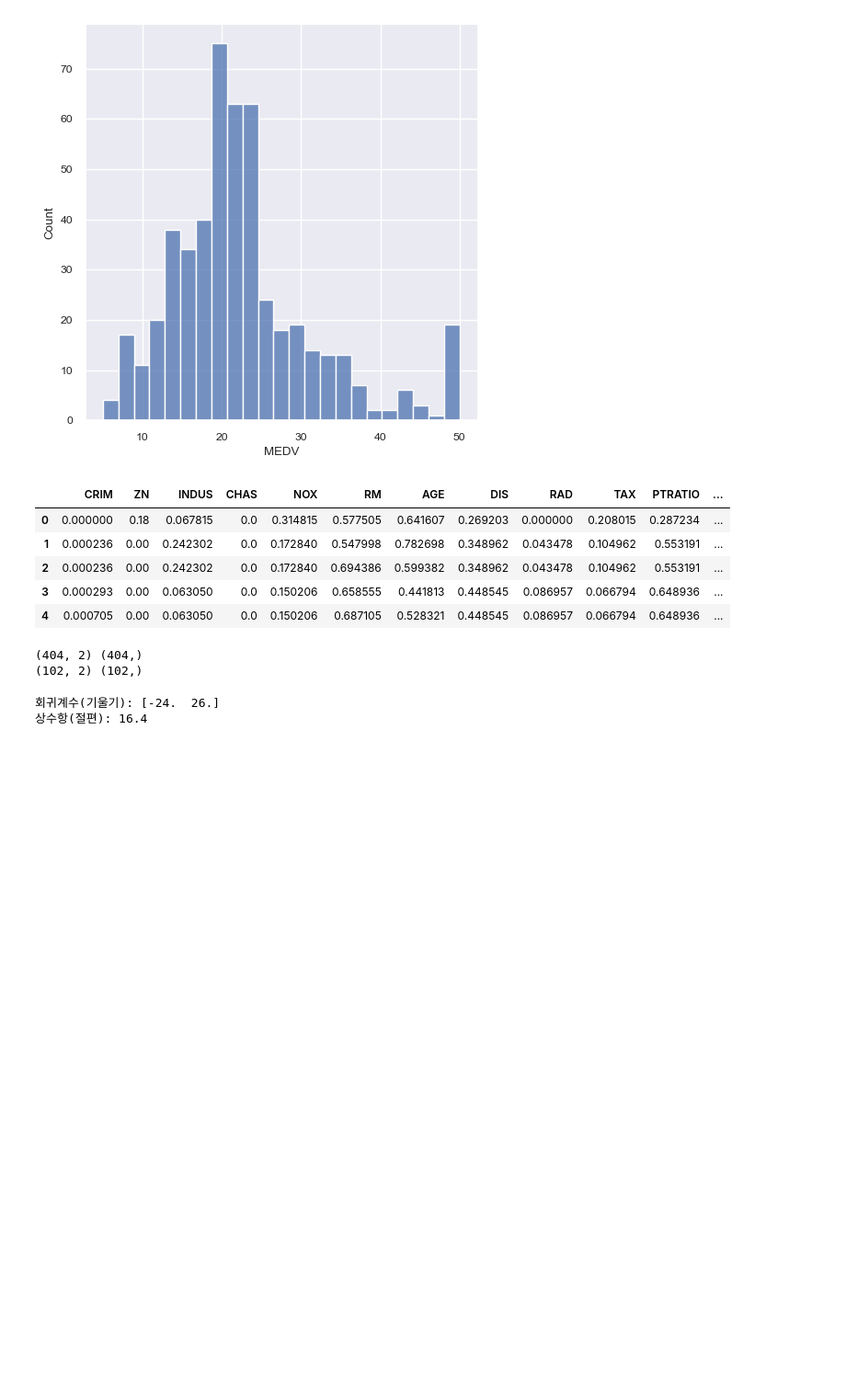
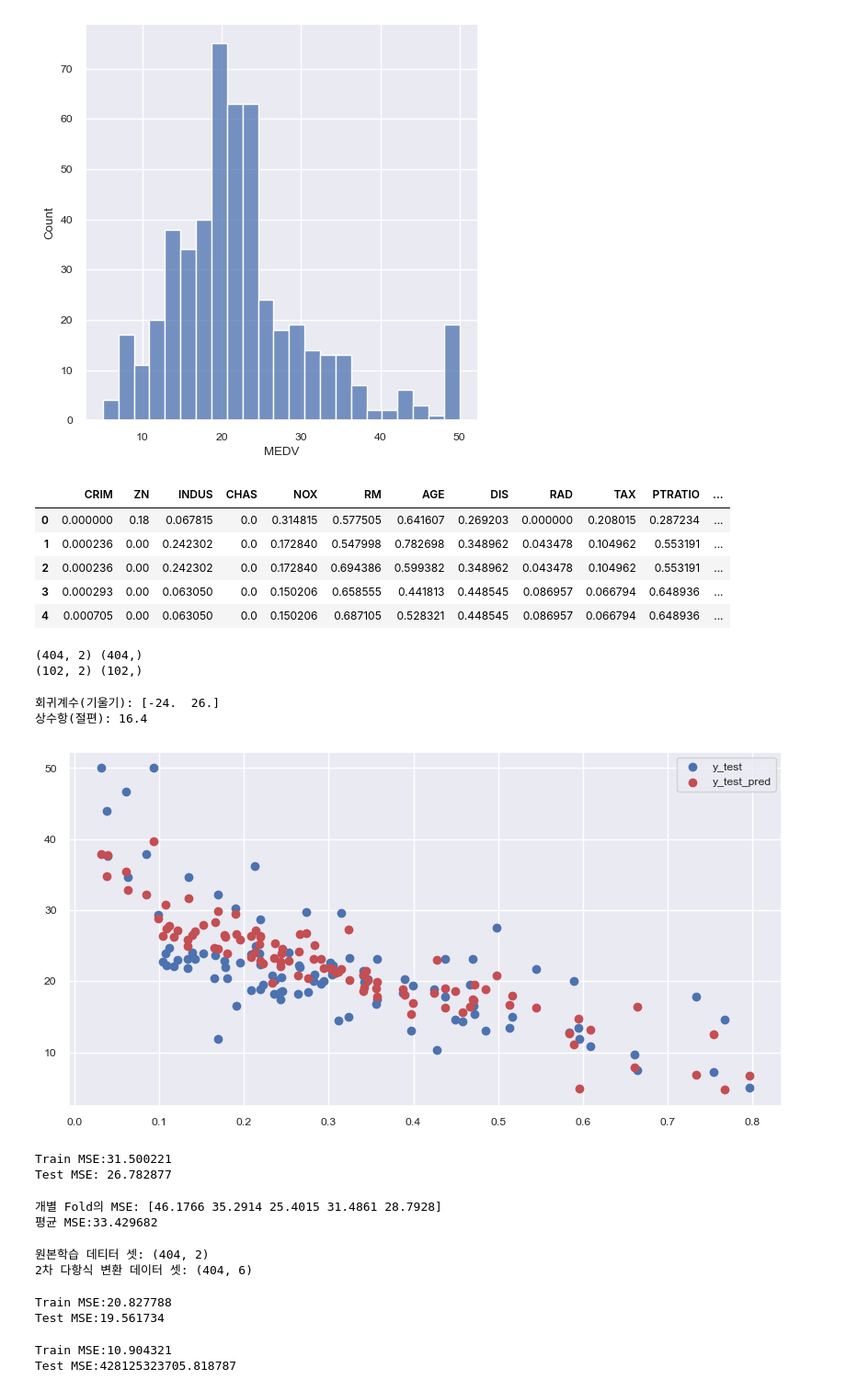
Before and after one commit to jihun5/it_jupyter, a Jupyter notebook: 그냥4.ipynb, the cells around one changed output. Shown at 92% size. Drawn from its saved outputs; the diff is of its cells as text; code cells hidden in the pictures; blank space fills up the shorter version.

```diff
--- a/그냥4.ipynb
+++ b/그냥4.ipynb
@@ -176,3 +176,76 @@ print("상수항(절편):", np.round(lr.intercept_,1))
 # %% [output]
 회귀계수(기울기): [-24.  26.]
 상수항(절편): 16.4
+# %%
+y_test_pred = lr.predict(x_test)
+
+plt.figure(figsize=(10,5))
+plt.scatter(x_test['LSTAT'], y_test, label='y_test')
+plt.scatter(x_test['LSTAT'], y_test_pred, c='r', label='y_test_pred')
+plt.legend(loc='best')
+plt.show()
+# %% [output]
+[figure, added]
+# %%
+from sklearn.metrics import mean_squared_error
+y_train_pred = lr.predict(x_train)
+
+train_mse = mean_squared_error(y_train, y_train_pred)
+print("Train MSE:%3f" % train_mse)
+
+test_mse = mean_squared_error(y_test, y_test_pred)
+print("Test MSE: %3f" % test_mse)
+# %% [output]
+Train MSE:31.500221
+Test MSE: 26.782877
+# %%
+from sklearn.model_selection import cross_val_score
+lr = LinearRegression()
+mse_score = -1*cross_val_score(lr, x_train, y_train, cv=5, scoring='neg_mean_squared_error')
+print("개별 Fold의 MSE:", np.round(mse_score, 4))
+print("평균 MSE:%4f" % np.mean(mse_score))
+# %% [output]
+개별 Fold의 MSE: [46.1766 35.2914 25.4015 31.4861 28.7928]
+평균 MSE:33.429682
+# %%
+from sklearn.preprocessing import PolynomialFeatures
+pf = PolynomialFeatures(degree=2)
+x_train_poly = pf.fit_transform(x_train)
+print("원본학습 데티터 셋:", x_train.shape)
+print("2차 다항식 변환 데이터 셋:", x_train_poly.shape)
+# %% [output]
+원본학습 데티터 셋: (404, 2)
+2차 다항식 변환 데이터 셋: (404, 6)
+# %%
+lr = LinearRegression()
+lr.fit(x_train_poly, y_train)
+
+y_train_pred = lr.predict(x_train_poly)
+train_mse = mean_squared_error(y_train, y_train_pred)
+print("Train MSE:%3f" % train_mse)
+
+x_test_poly = pf.fit_transform(x_test)
+y_test_pred = lr.predict(x_test_poly)
+test_mse = mean_squared_error(y_test, y_test_pred)
+print("Test MSE:%3f" % test_mse)
+# %% [output]
+Train MSE:20.827788
+Test MSE:19.561734
+# %%
+pf = PolynomialFeatures(degree=15)
+x_train_poly = pf.fit_transform(x_train)
+
+lr = LinearRegression()
+lr.fit(x_train_poly,  y_train)
+
+y_train_pred = lr.predict(x_train_poly)
+train_mse = mean_squared_error(y_train, y_train_pred)
+print("Train MSE:%3f" % train_mse)
+
+x_test_poly = pf.fit_transform(x_test)
+y_test_pred = lr.predict(x_test_poly)
+test_mse = mean_squared_error(y_test, y_test_pred)
+print("Test MSE:%3f" % test_mse)
+# %% [output]
+Train MSE:10.904321
+Test MSE:428125323705.818787
```
Also changed, not shown: 4 other files.
